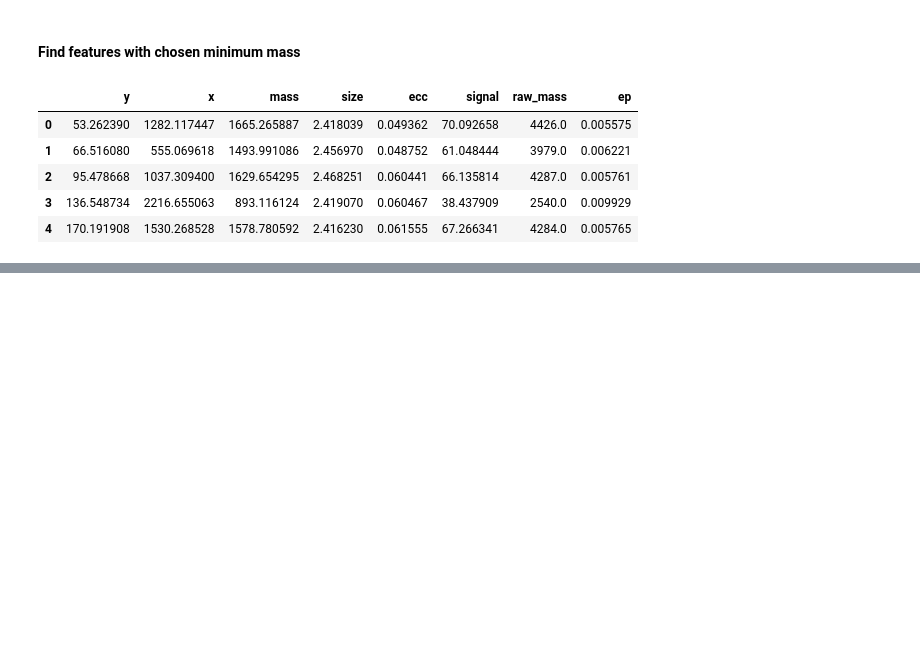
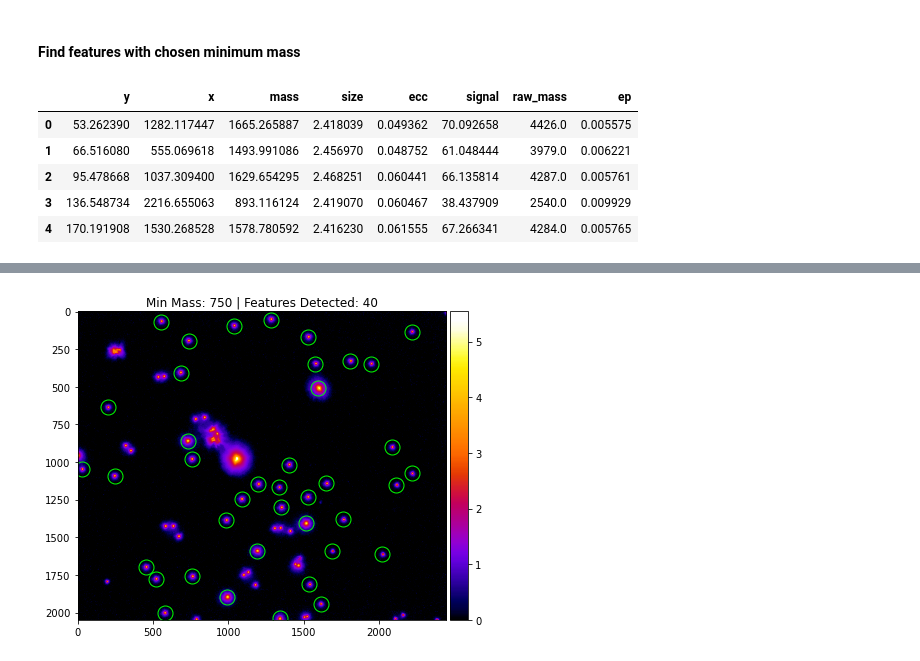
Before and after one commit to hoogenboom-group/PSF-Extractor, a Jupyter notebook: notebooks/demo_v0.ipynb, the cells around one changed output, grey strips where cells are left out. Saved outputs shown, nothing was run; the diff lists cells and outputs as text; code cells hidden in the pictures; blank space fills up the shorter version.

```diff
--- a/notebooks/demo_v0.ipynb
+++ b/notebooks/demo_v0.ipynb
@@ -157,0 +217,24 @@ features.head()
+# %%
+# Collect overlapping features
+overlapping_features = []
+for i, row_i in tqdm(df_bboxes.iterrows(),
+                     total=len(df_bboxes)):
+    # Create a bounding boxes for each feature
+    bbox_i = row_i[['x_min', 'y_min', 'x_max', 'y_max']].values
+
+    # Check each feature's bbox against every other feature's bbox
+    for j, row_j in df_bboxes.iterrows():
+        # Skip if i == j
+        if i == j:
+            continue
+
+        # Create the other feature's bbox
+        bbox_j = row_j[['x_min', 'y_min', 'x_max', 'y_max']].values
+
+        # Check overlap
+        if bboxes_overlap(bbox_i, bbox_j):
+            overlapping_features.append(i)
+
+# Remaining features
+df_features.drop(index=overlapping_features, inplace=True)
+df_features.head()
@@ -157,0 +248,19 @@ features.head()
+# %%
+# Create figure
+fig, ax = plt.subplots(figsize=(7, 7))
+# Take log to enhance contrast, avoid /b0 error
+mpn_log = np.log(max_proj_norm,
+                 out=np.zeros_like(max_proj_norm),
+                 where=max_proj_norm!=0)
+im = ax.imshow(mpn_log, cmap=fire)
+# Plot detected features
+ax.plot(df_features['x'], df_features['y'], ls='', color='#00ff00',
+        marker='o', ms=15, mfc='none', mew=1)
+title = f'Min Mass: {min_mass} | Features Detected: {len(df_features):.0f}'
+ax.set_title(title)
+# Colorbar
+div = make_axes_locatable(ax)
+cax = div.append_axes('right', size='5%', pad=0.05)
+plt.colorbar(im, cax=cax);
+# %% [output]
+[figure, added]
```
Also changed, not shown: parts of 25 cells of this notebook.
